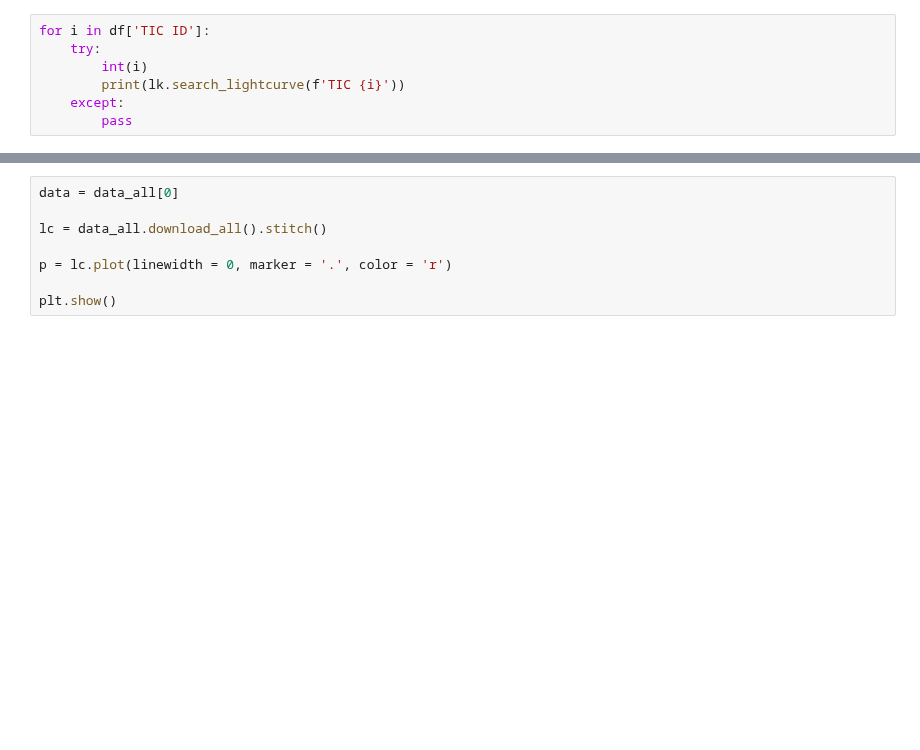
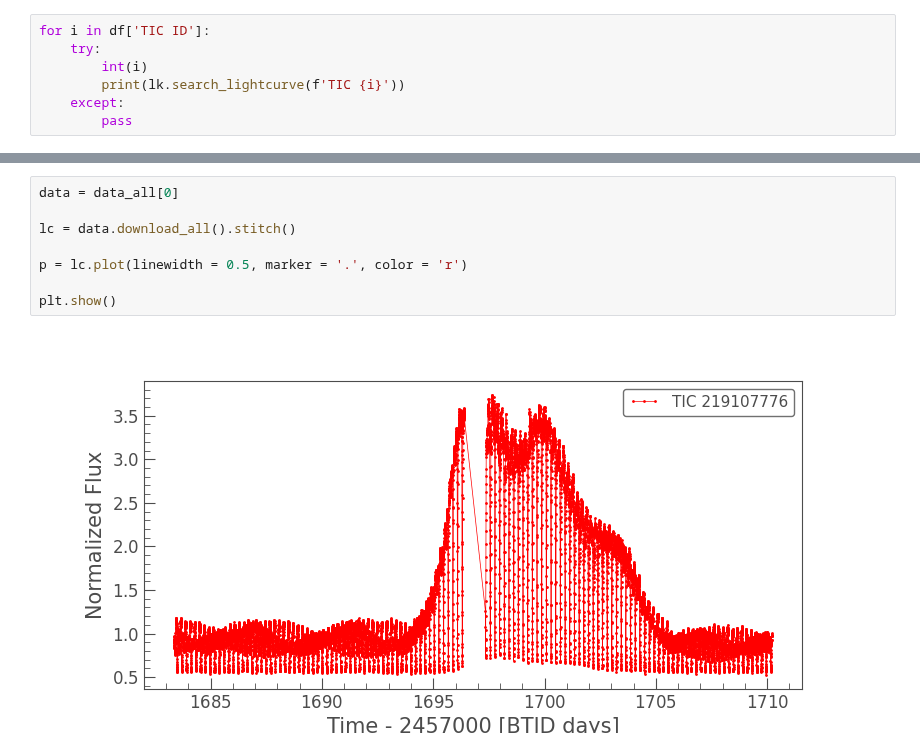
Before and after one commit to katerickels/CV-Analyzer, a Jupyter notebook: New Data/Light Curve and Periodogram.ipynb, the cells around one changed output, grey strips where cells are left out. Drawn from its saved outputs; the diff is of its cells as text; blank space fills up the shorter version.

Commit message:
Just a bunch of data

```diff
--- a/New Data/Light Curve and Periodogram.ipynb
+++ b/New Data/Light Curve and Periodogram.ipynb
@@ -29,8 +67,10 @@ data_all
 # %%
 data = data_all[0]
 
-lc = data_all.download_all().stitch()
+lc = data.download_all().stitch()
 
-p = lc.plot(linewidth = 0, marker = '.', color = 'r')
+p = lc.plot(linewidth = 0.5, marker = '.', color = 'r')
 
 plt.show()
+# %% [output]
+[figure, added]
```
Also changed, not shown: parts of 10 cells of this notebook, 12 other files.
